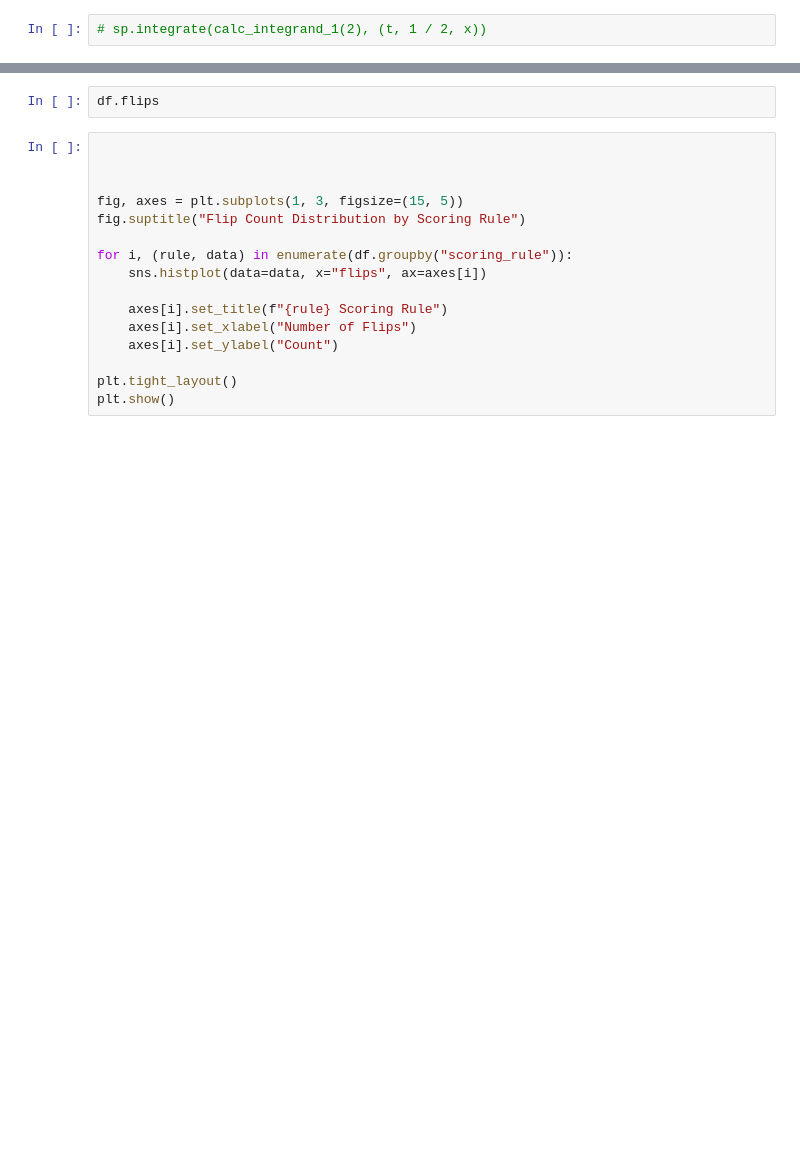
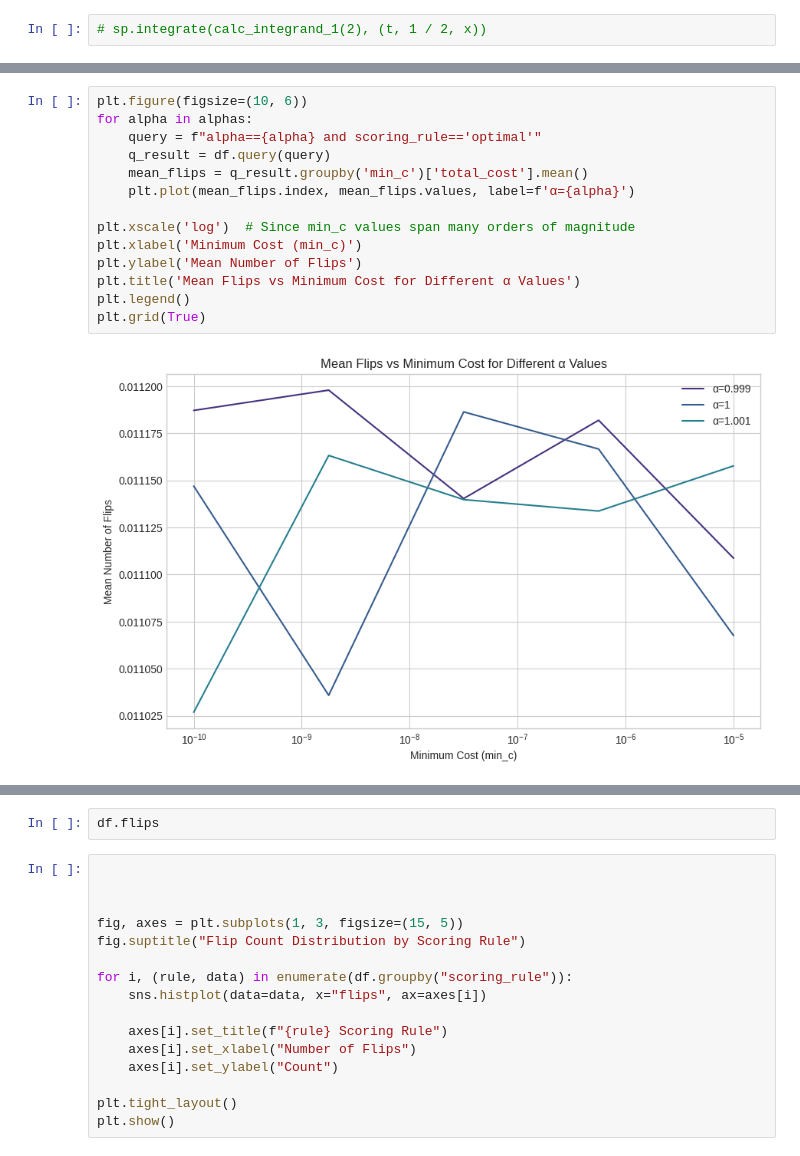
Before and after one commit to OhadRubin/mechanism_design_proj, a Jupyter notebook: simulation.ipynb, the cells around one changed output, grey strips where cells are left out. Cells and saved outputs as stored; diff of their text form; blank space fills up the shorter version.

```diff
--- a/simulation.ipynb
+++ b/simulation.ipynb
@@ -188,0 +173,16 @@ as
+# %%
+plt.figure(figsize=(10, 6))
+for alpha in alphas:
+    query = f"alpha=={alpha} and scoring_rule=='optimal'"
+    q_result = df.query(query)
+    mean_flips = q_result.groupby('min_c')['total_cost'].mean()
+    plt.plot(mean_flips.index, mean_flips.values, label=f'α={alpha}')
+
+plt.xscale('log')  # Since min_c values span many orders of magnitude
+plt.xlabel('Minimum Cost (min_c)')
+plt.ylabel('Mean Number of Flips')
+plt.title('Mean Flips vs Minimum Cost for Different α Values')
+plt.legend()
+plt.grid(True)
+# %% [output]
+[figure, added]
```
Also changed, not shown: parts of 25 cells of this notebook, 1 other file.
